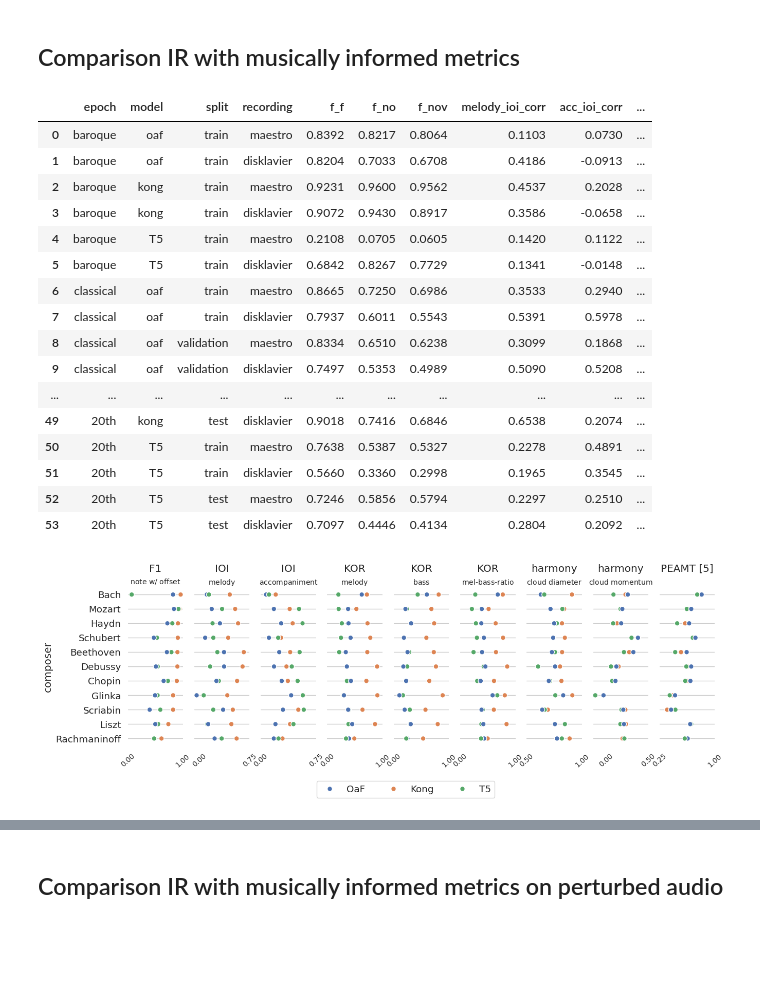
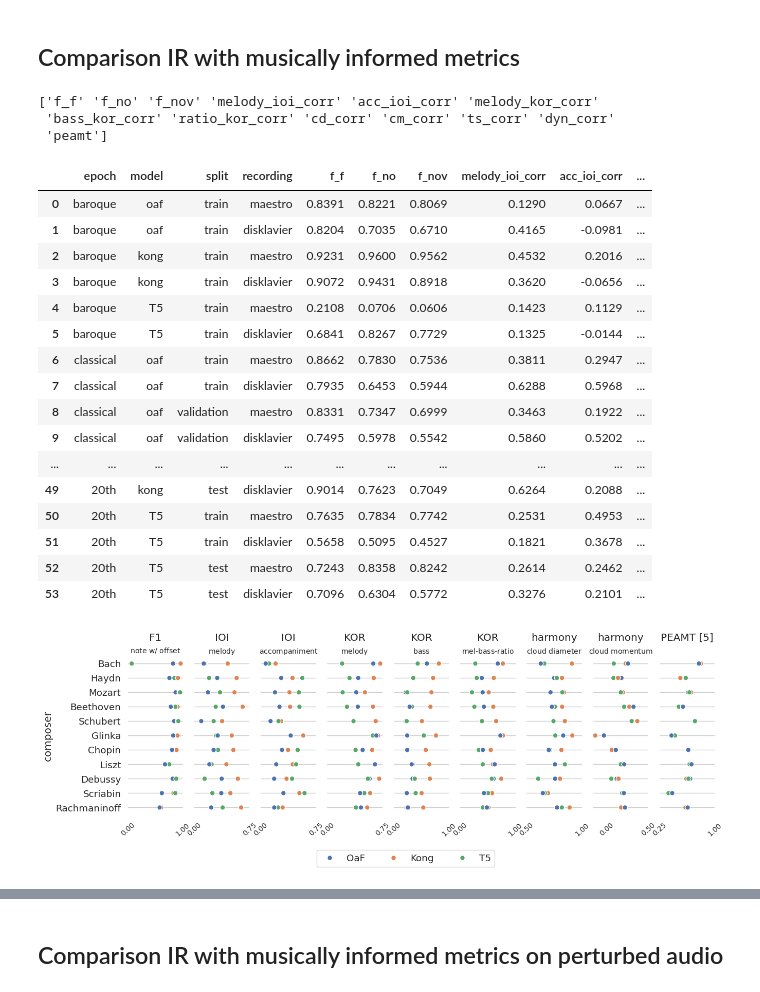
Before and after one commit to CPJKU/mpteval, a Jupyter notebook: notebooks/metrics_demonstration.ipynb, the cells around one changed output, grey strips where cells are left out. Drawn from its saved outputs; the diff is of its cells as text; code cells hidden in the pictures; blank space fills up the shorter version.

```diff
--- a/notebooks/metrics_demonstration.ipynb
+++ b/notebooks/metrics_demonstration.ipynb
@@ -25,11 +33,6 @@ if not os.path.exists(figs_path):
 frame_res = pd.read_csv(os.path.join(results, 'IR_frame.csv'))
 note_offset_res = pd.read_csv(os.path.join(results, 'IR_note_offset.csv'))
 note_offset_velocity_res = pd.read_csv(os.path.join(results, 'IR_note_offset_velocity.csv'))
-
-# exlude Batik results from analysis
-frame_res = frame_res[frame_res['split'] != 'Batik']
-note_offset_res = note_offset_res[note_offset_res['split'] != 'Batik']
-note_offset_velocity_res = note_offset_velocity_res[note_offset_velocity_res['split'] != 'Batik']
 # %%
 # get mean frame fscore per model, split, and recording
 frame_mean = frame_res.groupby(['model', 'split', 'recording'])[['f_f']].mean()
@@ -320,7 +318,6 @@ Model T5 (Kruskal=115.6000, p=0.0000) : dyn_corr results across different record
 ### Let's have a look at another alternative (perceptually informed) metric: PEAMT
 # %%
 peamt = pd.read_csv(os.path.join(results, 'peamt.csv'))
-peamt = peamt[peamt['split'] != 'Batik']
 
 peamt_mean_df = get_grouped_mean_results(peamt, ['peamt'])
 peamt_mean_df_wide = long_to_wide(peamt_mean_df, index_cols=['split', 'recording'], column_var='model', value_var=['peamt'], sort_cols=True)
@@ -372,9 +369,11 @@ ALL_RESULTS = frame_res.copy()
 ALL_RESULTS.drop(columns=['p_f', 'r_f'], inplace=True)
 ALL_RESULTS['f_no'] = note_offset_res['f_no']
 ALL_RESULTS['f_nov'] = note_offset_velocity_res['f_nov']
+
 # get musically informed metrics
-ALL_RESULTS[timing_metrics[:2]] = timing[timing_metrics[:2]]
-ALL_RESULTS[articulation_metrics[:3]] = articulation[articulation_metrics[:3]]
+ALL_RESULTS[timing_metrics[:2]] = timing[timing_metrics[:2]] # ['melody_ioi_corr', 'acc_ioi_corr', 'melody_ioi_dtw_dist', 'acc_ioi_dtw_dist', 'melody_ioi_hist_kld', 'acc_ioi_hist_kld']
+ALL_RESULTS[articulation_metrics[:3]] = articulation[articulation_metrics[:3]] # ['melody_kor_corr_64', 'bass_kor_corr_64', 'ratio_kor_corr_64', 'melody_kor_corr_127', 'bass_kor_corr_127', 'ratio_kor_corr_127']
+
 # rename articulation metrics columns
 ALL_RESULTS.rename(columns={'melody_kor_corr_64': 'melody_kor_corr',
                             'bass_kor_corr_64': 'bass_kor_corr',
@@ -386,6 +385,10 @@ ALL_RESULTS['peamt'] = peamt['peamt']
 
 # overview of compared metrics
 metrics_compared = ALL_RESULTS.columns[6:]
+# %% [output]
+['f_f' 'f_no' 'f_nov' 'melody_ioi_corr' 'acc_ioi_corr' 'melody_kor_corr'
+ 'bass_kor_corr' 'ratio_kor_corr' 'cd_corr' 'cm_corr' 'ts_corr' 'dyn_corr'
+ 'peamt']
 # %%
 # add an epoch column : can we observe a difference in the performance of the models based on the epoch of the composer?
 EPOCH_COMPOSER_MAPPING = {
@@ -414,22 +417,22 @@ epoch_mean_df[metrics_compared] = epoch_mean.values
 epoch_mean_df
 # %% [output]
 |  | epoch | model | split | recording | f_f | f_no | f_nov | melody_ioi_corr | acc_ioi_corr | ... |
-| 0 | baroque | oaf | train | maestro | 0.8392 | 0.8217 | 0.8064 | 0.1103 | 0.0730 | ... |
-| 1 | baroque | oaf | train | disklavier | 0.8204 | 0.7033 | 0.6708 | 0.4186 | -0.0913 | ... |
-| 2 | baroque | kong | train | maestro | 0.9231 | 0.9600 | 0.9562 | 0.4537 | 0.2028 | ... |
-| 3 | baroque | kong | train | disklavier | 0.9072 | 0.9430 | 0.8917 | 0.3586 | -0.0658 | ... |
-| 4 | baroque | T5 | train | maestro | 0.2108 | 0.0705 | 0.0605 | 0.1420 | 0.1122 | ... |
-| 5 | baroque | T5 | train | disklavier | 0.6842 | 0.8267 | 0.7729 | 0.1341 | -0.0148 | ... |
-| 6 | classical | oaf | train | maestro | 0.8665 | 0.7250 | 0.6986 | 0.3533 | 0.2940 | ... |
-| 7 | classical | oaf | train | disklavier | 0.7937 | 0.6011 | 0.5543 | 0.5391 | 0.5978 | ... |
-| 8 | classical | oaf | validation | maestro | 0.8334 | 0.6510 | 0.6238 | 0.3099 | 0.1868 | ... |
-| 9 | classical | oaf | validation | disklavier | 0.7497 | 0.5353 | 0.4989 | 0.5090 | 0.5208 | ... |
+| 0 | baroque | oaf | train | maestro | 0.8391 | 0.8221 | 0.8069 | 0.1290 | 0.0667 | ... |
+| 1 | baroque | oaf | train | disklavier | 0.8204 | 0.7035 | 0.6710 | 0.4165 | -0.0981 | ... |
+| 2 | baroque | kong | train | maestro | 0.9231 | 0.9600 | 0.9562 | 0.4532 | 0.2016 | ... |
+| 3 | baroque | kong | train | disklavier | 0.9072 | 0.9431 | 0.8918 | 0.3620 | -0.0656 | ... |
+| 4 | baroque | T5 | train | maestro | 0.2108 | 0.0706 | 0.0606 | 0.1423 | 0.1129 | ... |
+| 5 | baroque | T5 | train | disklavier | 0.6841 | 0.8267 | 0.7729 | 0.1325 | -0.0144 | ... |
+| 6 | classical | oaf | train | maestro | 0.8662 | 0.7830 | 0.7536 | 0.3811 | 0.2947 | ... |
+| 7 | classical | oaf | train | disklavier | 0.7935 | 0.6453 | 0.5944 | 0.6288 | 0.5968 | ... |
+| 8 | classical | oaf | validation | maestro | 0.8331 | 0.7347 | 0.6999 | 0.3463 | 0.1922 | ... |
+| 9 | classical | oaf | validation | disklavier | 0.7495 | 0.5978 | 0.5542 | 0.5860 | 0.5202 | ... |
 | ... | ... | ... | ... | ... | ... | ... | ... | ... | ... | ... |
-| 49 | 20th | kong | test | disklavier | 0.9018 | 0.7416 | 0.6846 | 0.6538 | 0.2074 | ... |
-| 50 | 20th | T5 | train | maestro | 0.7638 | 0.5387 | 0.5327 | 0.2278 | 0.4891 | ... |
-| 51 | 20th | T5 | train | disklavier | 0.5660 | 0.3360 | 0.2998 | 0.1965 | 0.3545 | ... |
-| 52 | 20th | T5 | test | maestro | 0.7246 | 0.5856 | 0.5794 | 0.2297 | 0.2510 | ... |
-| 53 | 20th | T5 | test | disklavier | 0.7097 | 0.4446 | 0.4134 | 0.2804 | 0.2092 | ... |
+| 49 | 20th | kong | test | disklavier | 0.9014 | 0.7623 | 0.7049 | 0.6264 | 0.2088 | ... |
+| 50 | 20th | T5 | train | maestro | 0.7635 | 0.7834 | 0.7742 | 0.2531 | 0.4953 | ... |
+| 51 | 20th | T5 | train | disklavier | 0.5658 | 0.5095 | 0.4527 | 0.1821 | 0.3678 | ... |
+| 52 | 20th | T5 | test | maestro | 0.7243 | 0.8358 | 0.8242 | 0.2614 | 0.2462 | ... |
+| 53 | 20th | T5 | test | disklavier | 0.7096 | 0.6304 | 0.5772 | 0.3276 | 0.2101 | ... |
 # %%
 # Can we observe differences in metrics results based on the composer?
 # For the following, we compare note-with-offset F1 with all other metrics except for dynamics
@@ -477,13 +480,21 @@ results_excerpts = results_excerpts[results_excerpts['recording'] == 'maestro']
 # get composer mean per model
 composer_mean = results_excerpts.groupby(['composer', 'model'])[
     metrics_compared_plot].mean()
+
 composer_mean_df = composer_mean.index.to_frame(index=False)
 composer_mean_df[metrics_compared_plot] = composer_mean.values
 
+# sort composers chronologically
+composer_order = ['Bach', 'Haydn', 'Mozart', 'Beethoven', 'Schubert', 'Glinka',
+                  'Chopin', 'Liszt', 'Debussy', 'Scriabin', 'Rachmaninoff']
+composer_order_dict = {name: i for i, name in enumerate(composer_order)}
+composer_mean_df['composer_order'] = composer_mean_df['composer'].map(composer_order_dict)
+
 # pairgrid
-g = sns.PairGrid(composer_mean_df.sort_values("f_no", ascending=False),
+g = sns.PairGrid(composer_mean_df.sort_values(by='composer_order'),
+# g = sns.PairGrid(composer_mean_df.sort_values("f_no", ascending=False),
                  hue='model', hue_order=['oaf', 'kong', 'T5'],
-                 x_vars=composer_mean_df.columns[2:],
+                 x_vars=composer_mean_df.columns[2:-1],
                  y_vars=['composer'],
                  height=4, aspect=.35)
 
@@ -509,34 +520,35 @@ col2title = {'f_no': 'F1\n' + r'$_{\text{note w/ offset}}$',
              }
 
 for ax, col in zip(g.axes.flat, metrics_compared_plot):
     # Set a different title for each axes
     ax.set(title=col2title[col])
     # Make the grid horizontal instead of vertical
     ax.xaxis.grid(False)
     ax.yaxis.grid(True)
     # ax.setrotation=0, fontsize=8
     ax.tick_params(axis='x', labelsize=10)
     ax.legend([], [], frameon=False)
 
     col_min, col_max = ax.get_xlim()
     spec_min = np.max([0, floor_to_closest(col_min)])
     spec_max = np.min([ceil_to_closest(col_max), 1])
     ax.xaxis.set_major_formatter(FormatStrFormatter('%.2f'))
     ax.set_xticks([spec_min, spec_max])
     ax.tick_params(axis='x', labelrotation=42)
 
 handles = g._legend_data.values()
 labels = g._legend_data.keys()
+
 g.fig.legend(handles=handles, labels=['OaF', 'Kong', 'T5'], bbox_to_anchor=[
              0.5, -0.1], loc='lower center', ncol=3)
 
 sns.despine(left=True, bottom=True)
 plt.subplots_adjust(hspace=0.6)
 plt.savefig(os.path.join(
     figs_path, 'fig1_model_metrics_comparison_MAESTRO_subset.pdf'))
 plt.show()
 # %% [output]
-[figure, old version]
+[figure, new version]
 # %%
 # now let's compare our dynamics metric with note-with-offset-velocity F1 score
 fig, axs = plt.subplots(1, figsize=(6, 5))
```
Also changed, not shown: parts of 14 cells of this notebook.
